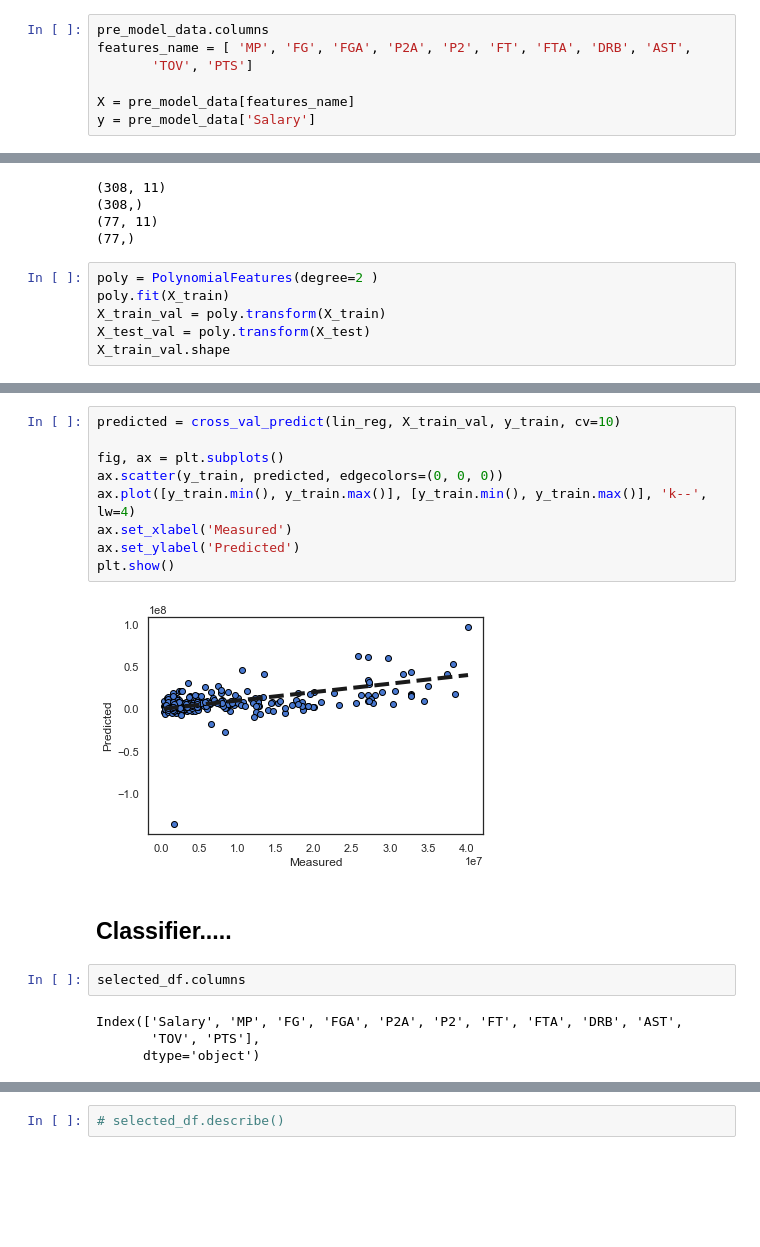
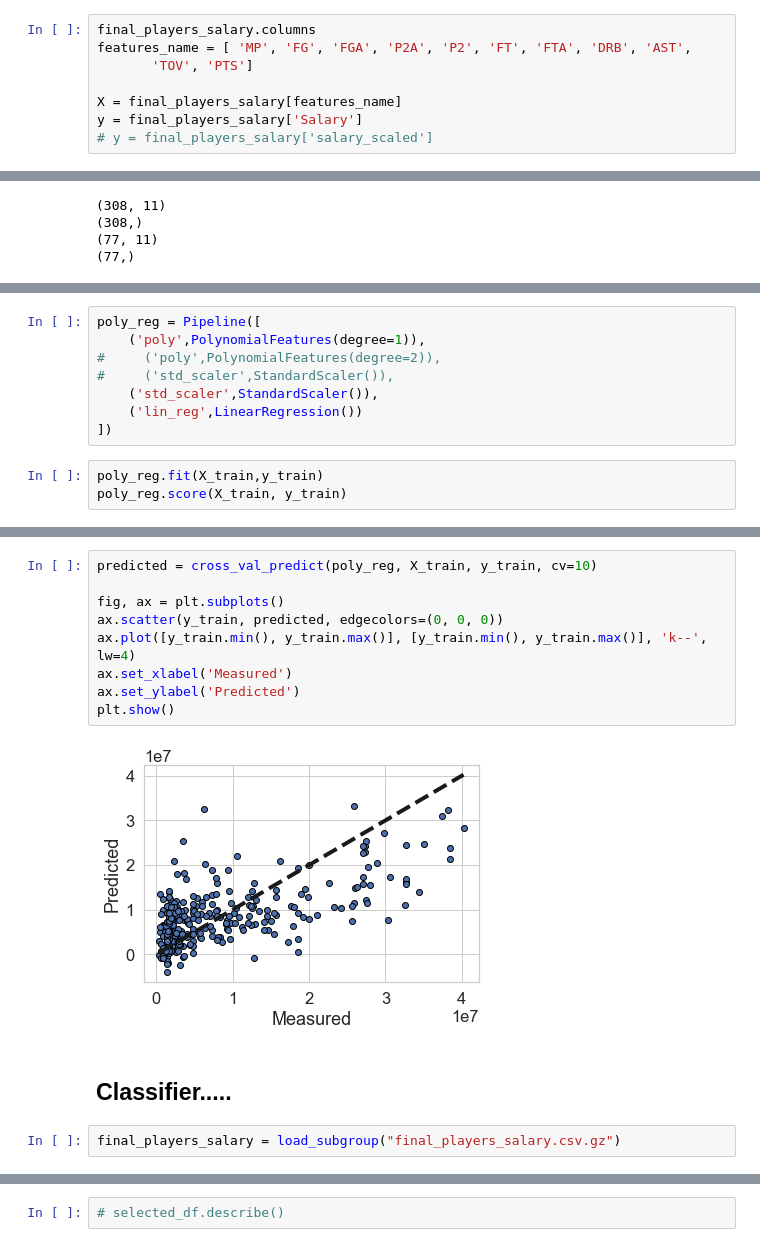
Before and after one commit to TOMMYWHY/158_755DataScience, a Jupyter notebook: project2/project2/Notebooks/EDA.ipynb, the cells around one changed output, grey strips where cells are left out. Cells and saved outputs as stored; diff of their text form; blank space fills up the shorter version.

```diff
--- a/project2/project2/Notebooks/EDA.ipynb
+++ b/project2/project2/Notebooks/EDA.ipynb
@@ -380,8 +402,9 @@ from sklearn.model_selection import cross_val_predict
 # %%
-pre_model_data.columns
+final_players_salary.columns
 features_name = [ 'MP', 'FG', 'FGA', 'P2A', 'P2', 'FT', 'FTA', 'DRB', 'AST',
        'TOV', 'PTS']
 
-X = pre_model_data[features_name]
-y = pre_model_data['Salary']
+X = final_players_salary[features_name]
+y = final_players_salary['Salary']
+# y = final_players_salary['salary_scaled']
 # %%
@@ -396,9 +419,3 @@ print(y_test.shape)
 (308,)
 (77, 11)
 (77,)
-# %%
-poly = PolynomialFeatures(degree=2 )
-poly.fit(X_train)
-X_train_val = poly.transform(X_train)
-X_test_val = poly.transform(X_test)
-X_train_val.shape
@@ -447,0 +424,11 @@ lin_reg.score(X_train_val, y_train)
+# %%
+poly_reg = Pipeline([
+    ('poly',PolynomialFeatures(degree=1)),
+#     ('poly',PolynomialFeatures(degree=2)),
+#     ('std_scaler',StandardScaler()),
+    ('std_scaler',StandardScaler()),
+    ('lin_reg',LinearRegression())
+])
+# %%
+poly_reg.fit(X_train,y_train)
+poly_reg.score(X_train, y_train)
@@ -448,21 +455,17 @@ lin_reg.score(X_train_val, y_train)
 # %%
-predicted = cross_val_predict(lin_reg, X_train_val, y_train, cv=10)
+predicted = cross_val_predict(poly_reg, X_train, y_train, cv=10)
 
 fig, ax = plt.subplots()
 ax.scatter(y_train, predicted, edgecolors=(0, 0, 0))
 ax.plot([y_train.min(), y_train.max()], [y_train.min(), y_train.max()], 'k--', lw=4)
 ax.set_xlabel('Measured')
 ax.set_ylabel('Predicted')
 plt.show()
 # %% [output]
-[figure, old version]
+[figure, new version]
 # %% [markdown]
 ## Classifier.....
-# %%
-selected_df.columns
-# %% [output]
-Index(['Salary', 'MP', 'FG', 'FGA', 'P2A', 'P2', 'FT', 'FTA', 'DRB', 'AST',
-       'TOV', 'PTS'],
-      dtype='object')
+# %%
+final_players_salary = load_subgroup("final_players_salary.csv.gz")
 # %%
 # data_salary_c=data_Znorm(selected_df,'Salary')
```
Also changed, not shown: parts of 55 cells of this notebook, 5 other files.
